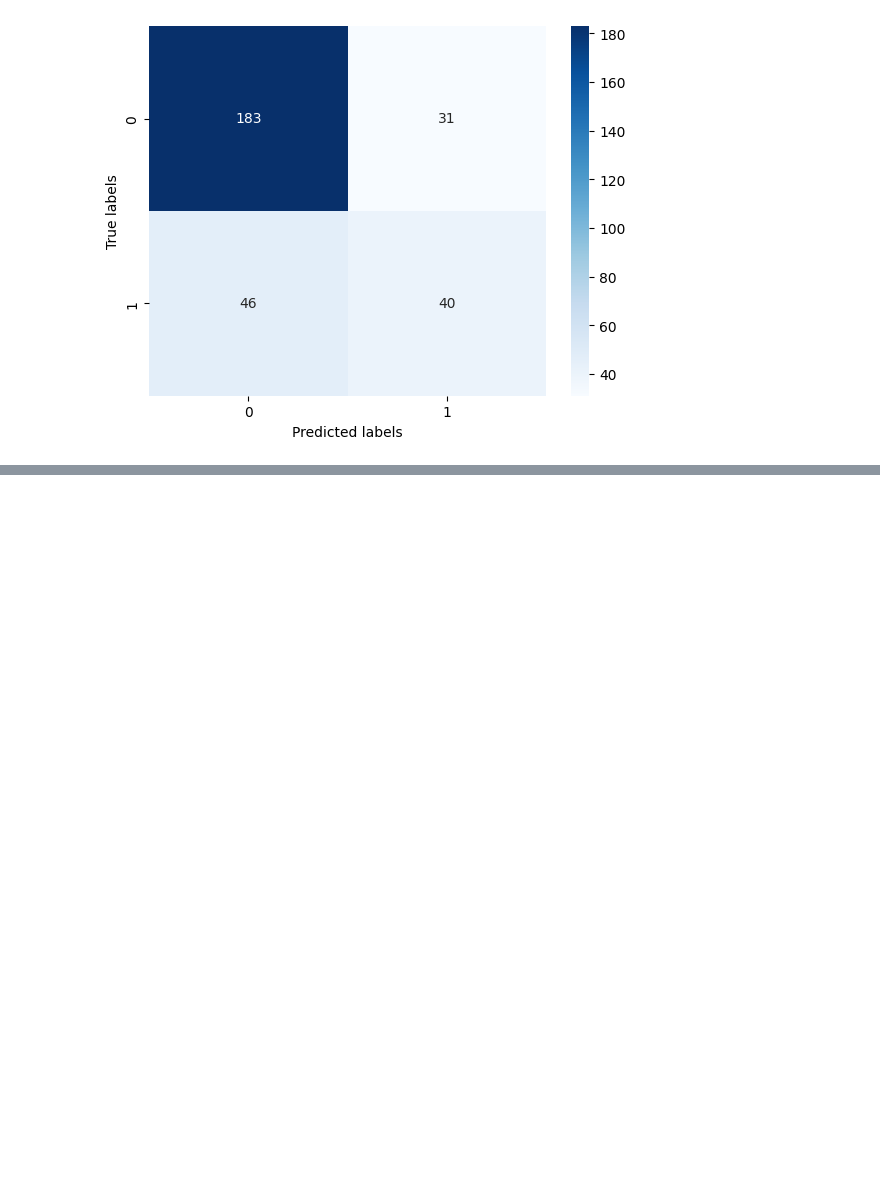
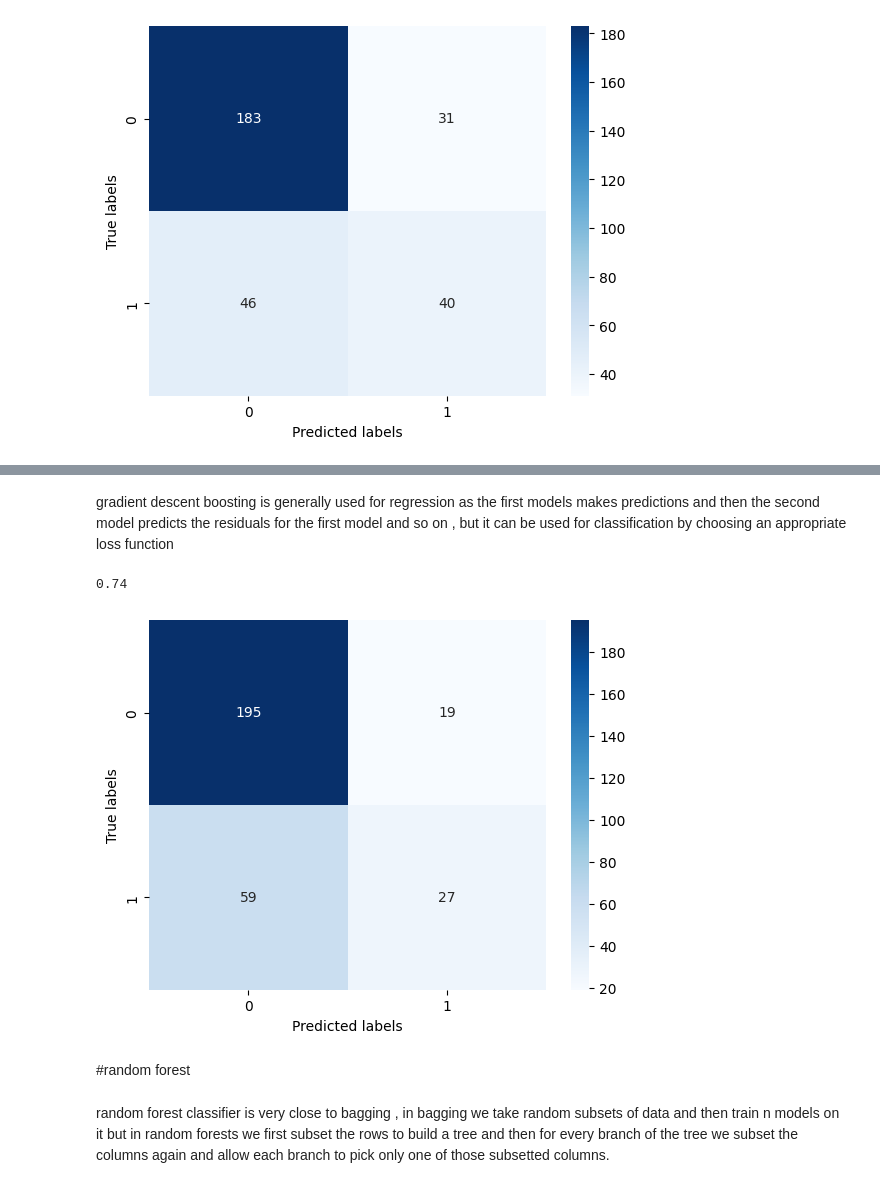
Before and after one commit to manasdhir/loan-defaulter-classification, a Jupyter notebook: Decision_trees.ipynb, the cells around one changed output, grey strips where cells are left out. Saved outputs shown, nothing was run; the diff lists cells and outputs as text; code cells hidden in the pictures; blank space fills up the shorter version.

```diff
--- a/Decision_trees.ipynb
+++ b/Decision_trees.ipynb
@@ -242,0 +348,23 @@ plt.show()
+# %% [markdown]
+gradient descent boosting is generally used for regression as the first models makes predictions and then the second model predicts the residuals for the first model and so on , but it can be used for classification by choosing an appropriate loss function
+# %%
+from sklearn.ensemble import GradientBoostingClassifier
+gbcl = GradientBoostingClassifier(n_estimators = 50,random_state=1)
+gbcl = gbcl.fit(x_train, y_train)
+# %%
+y_predict = gbcl.predict(x_test)
+print(gbcl.score(x_test, y_test))
+# %% [output]
+0.74
+# %%
+cm=confusion_matrix(y_test, y_predict,labels=[0, 1])
+sns.heatmap(cm, annot=True, fmt="d", cmap="Blues")
+plt.xlabel('Predicted labels')
+plt.ylabel('True labels')
+plt.show()
+# %% [output]
+[figure, added]
+# %% [markdown]
+#random forest
+# %% [markdown]
+random forest classifier is very close to bagging , in bagging we take random subsets of data and then train n models on it but in random forests we first subset the rows to build a tree and then for every branch of the tree we subset the columns again and allow each branch to pick only one of those subsetted columns.
```
Also changed, not shown: parts of 36 cells of this notebook.
